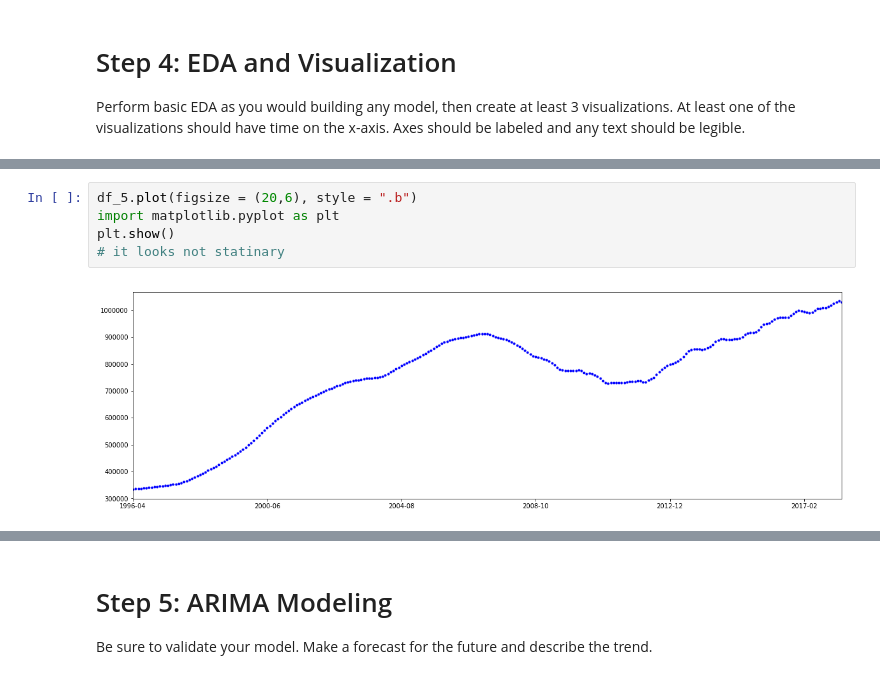
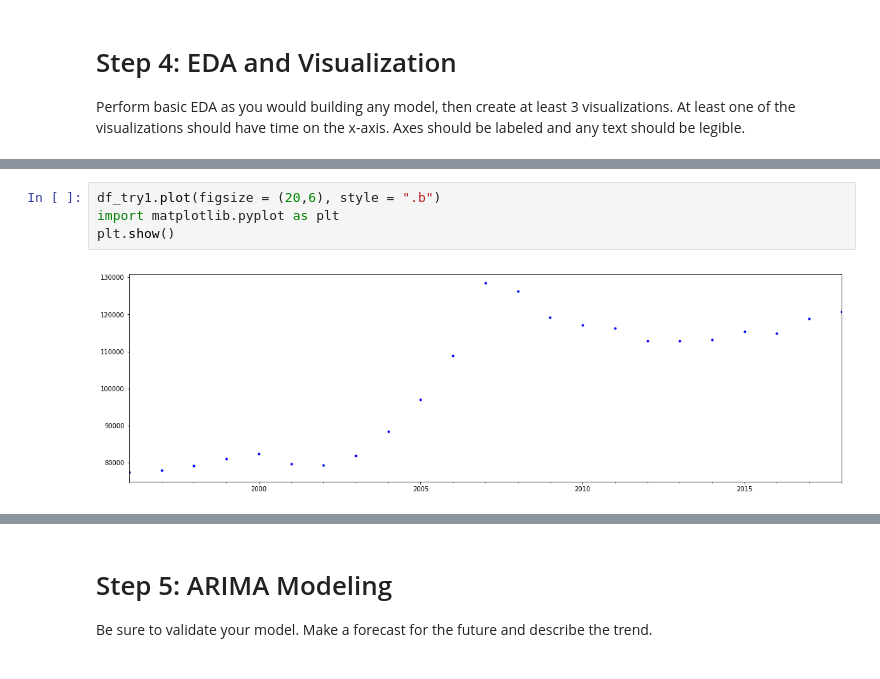
Before and after one commit to Cristinamulas/nyc-mhtn-ds-060319-lectures, a Jupyter notebook: Mod_4/Mod_4_Project/mod_4_starter_notebook.ipynb, the cells around one changed output, grey strips where cells are left out. Cells and saved outputs as stored; diff of their text form.

```diff
--- a/Mod_4/Mod_4_Project/mod_4_starter_notebook.ipynb
+++ b/Mod_4/Mod_4_Project/mod_4_starter_notebook.ipynb
@@ -214,7 +232,6 @@ matplotlib.rc('font', **font)
 # %%
-df_5.plot(figsize = (20,6), style = ".b")
+df_try1.plot(figsize = (20,6), style = ".b")
 import matplotlib.pyplot as plt
 plt.show()
-# it looks not statinary
 # %% [output]
-[figure, old version]
+[figure, new version]
```
Also changed, not shown: parts of 45 cells of this notebook, 2 other files.
